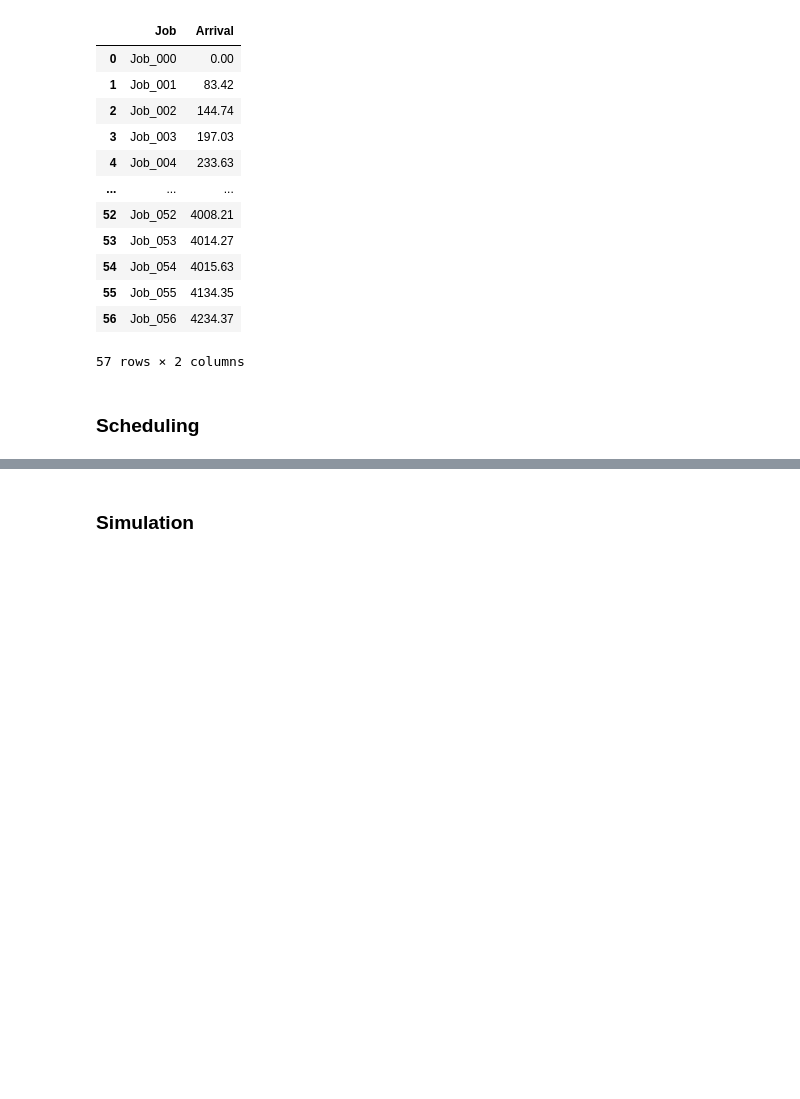
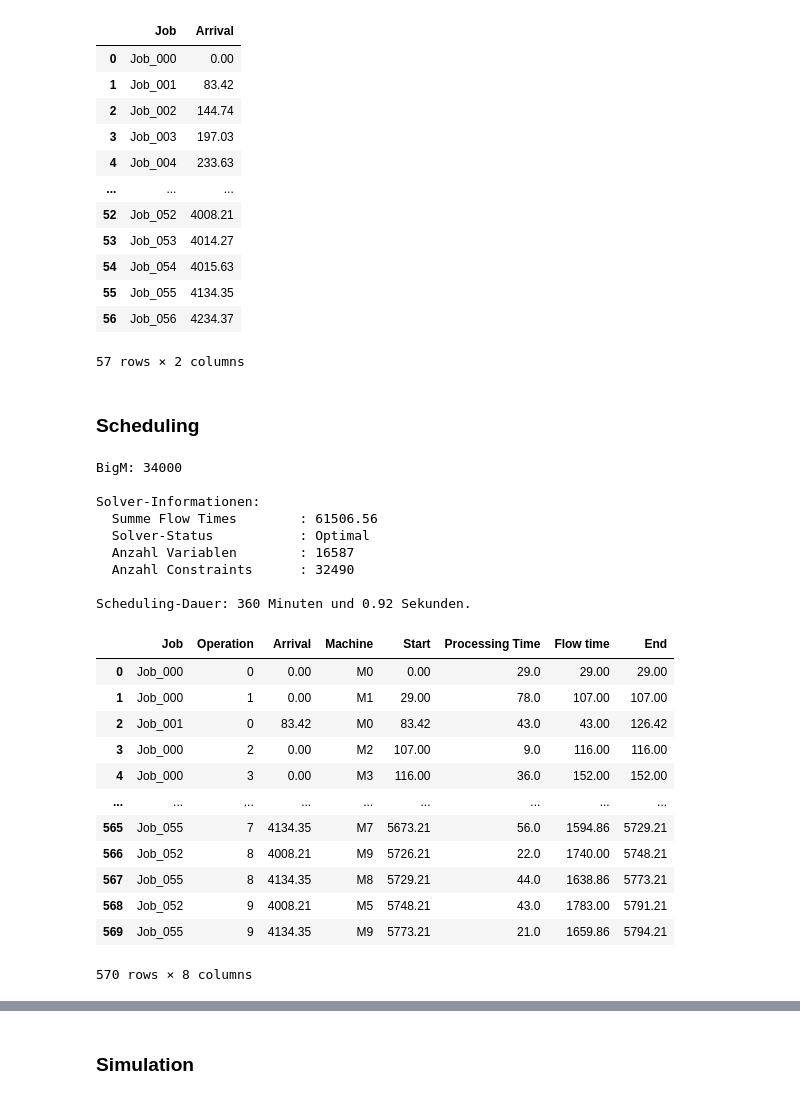
Before and after one commit to konrad-adamski/HTWD_JobShop_Rescheduling, a Jupyter notebook: 01_Scheduling_with_Arrival/05_Flowtime_Rolling Planning_init.ipynb, the cells around one changed output, grey strips where cells are left out. Saved outputs shown, nothing was run; the diff lists cells and outputs as text; code cells hidden in the pictures; blank space fills up the shorter version.

```diff
--- a/01_Scheduling_with_Arrival/05_Flowtime_Rolling Planning_init.ipynb
+++ b/01_Scheduling_with_Arrival/05_Flowtime_Rolling Planning_init.ipynb
@@ -55,7 +55,7 @@ df_times
 # %% [markdown]
 ## Params
 # %%
-max_time = 60*60*4 # 4h
+max_time = 60*60*6 # 6h
 # %%
 # fix
 day_length = 1440
@@ -114,15 +114,38 @@ df_times_curr
 # %%
 starting_time = time.time()
 
 # Scheduling
-df_plan = ssv.solve_jssp_flowtime(df_jssp_curr, df_times_currs, solver= "HiGHS", msg=False, timeLimit=max_time, gapRel= 0.10)
+df_plan = ssv.solve_jssp_flowtime(df_jssp_curr, df_times_curr, solver= "HiGHS", msg=False, timeLimit=max_time, gapRel= 0.10)
 df_plan
 
 # Informationen
 ending_time = time.time()
 solver_duration = ending_time - starting_time
 print(f"\nScheduling-Dauer: {int(solver_duration // 60)} Minuten und {(solver_duration % 60):.2f} Sekunden.")
 df_plan
+# %% [output]
+BigM: 34000
+
+Solver-Informationen:
+  Summe Flow Times        : 61506.56
+  Solver-Status           : Optimal
+  Anzahl Variablen        : 16587
+  Anzahl Constraints      : 32490
+
+Scheduling-Dauer: 360 Minuten und 0.92 Sekunden.
+|  | Job | Operation | Arrival | Machine | Start | Processing Time | Flow time | End |
+| 0 | Job_000 | 0 | 0.00 | M0 | 0.00 | 29.0 | 29.00 | 29.00 |
+| 1 | Job_000 | 1 | 0.00 | M1 | 29.00 | 78.0 | 107.00 | 107.00 |
+| 2 | Job_001 | 0 | 83.42 | M0 | 83.42 | 43.0 | 43.00 | 126.42 |
+| 3 | Job_000 | 2 | 0.00 | M2 | 107.00 | 9.0 | 116.00 | 116.00 |
+| 4 | Job_000 | 3 | 0.00 | M3 | 116.00 | 36.0 | 152.00 | 152.00 |
+| ... | ... | ... | ... | ... | ... | ... | ... | ... |
+| 565 | Job_055 | 7 | 4134.35 | M7 | 5673.21 | 56.0 | 1594.86 | 5729.21 |
+| 566 | Job_052 | 8 | 4008.21 | M9 | 5726.21 | 22.0 | 1740.00 | 5748.21 |
+| 567 | Job_055 | 8 | 4134.35 | M8 | 5729.21 | 44.0 | 1638.86 | 5773.21 |
+| 568 | Job_052 | 9 | 4008.21 | M5 | 5748.21 | 43.0 | 1783.00 | 5791.21 |
+| 569 | Job_055 | 9 | 4134.35 | M9 | 5773.21 | 21.0 | 1659.86 | 5794.21 |
+570 rows × 8 columns
 # %%
 show.plot_gantt_jobs(df_plan)
 
```
Also changed, not shown: parts of 4 cells of this notebook, 1 other file.
